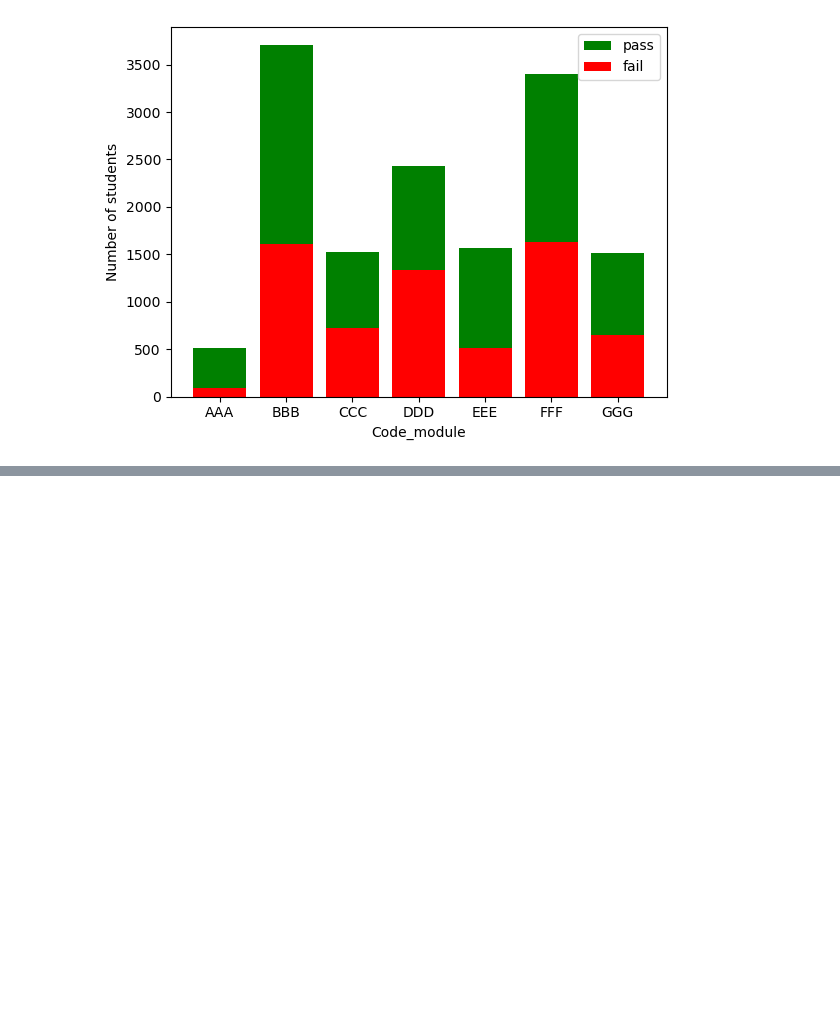
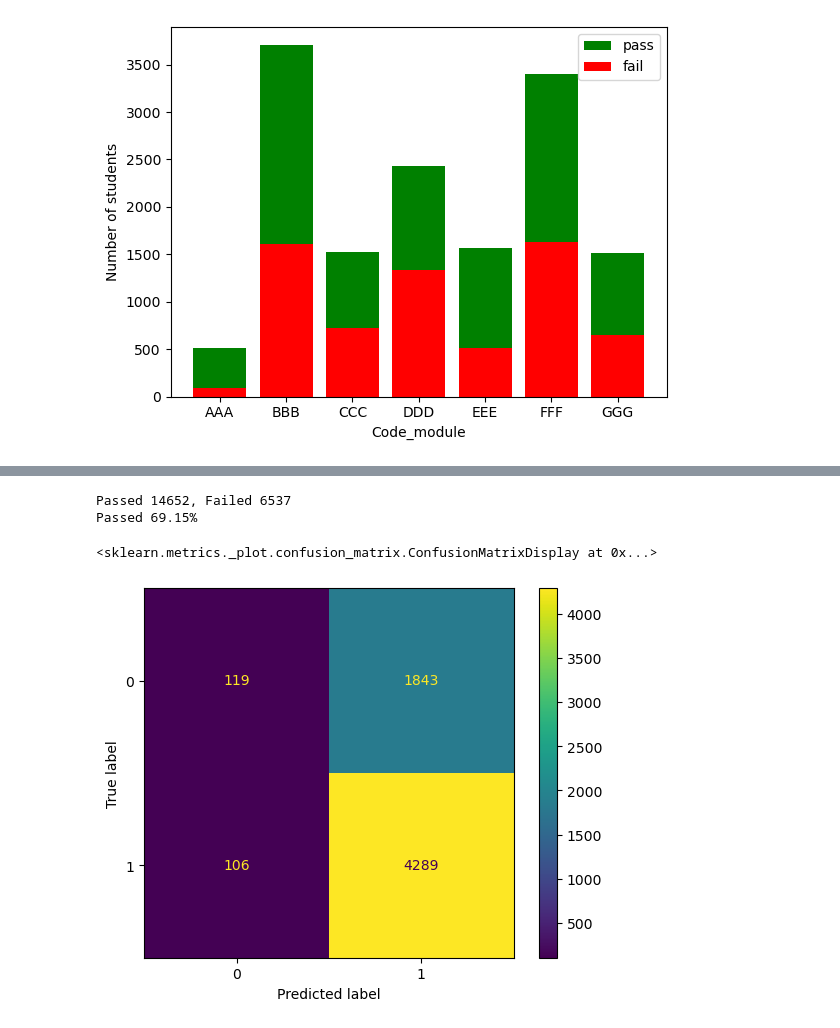
Before and after one commit to KatarinaIvic/IDS, a Jupyter notebook: Projektni zadatak .ipynb, the cells around one changed output, grey strips where cells are left out. Cells and saved outputs as stored; diff of their text form; code cells hidden in the pictures; blank space fills up the shorter version.

```diff
--- a/Projektni zadatak .ipynb
+++ b/Projektni zadatak .ipynb
@@ -605,0 +622,7 @@ Text(0, 0.5, 'Number of students')
+# %%
+le = LabelEncoder()
+columns=['region', 'highest_education']
+for col in columns:
+
+    df_combined.loc[:,col] = le.fit_transform(df_combined.loc[:,col])
+df_combined
@@ -605,0 +643,44 @@ Text(0, 0.5, 'Number of students')
+# %%
+#2.dio projekta
+#logistička regresija za info student
+
+import pandas as pd
+import numpy as np
+import matplotlib.pyplot as plt
+from sklearn.linear_model import LinearRegression, LogisticRegression, Ridge
+from sklearn.model_selection import cross_val_predict, train_test_split
+from sklearn.metrics import mean_squared_error, auc, roc_curve, classification_report
+from sklearn.metrics import confusion_matrix
+from sklearn.metrics import ConfusionMatrixDisplay
+from sklearn.ensemble import RandomForestClassifier
+
+%matplotlib inline
+
+failed=df_combined[df_combined['final_result_Pass'] == 0]
+passed=df_combined[df_combined['final_result_Pass'] == 1]
+
+print("Passed {0}, Failed {1}".format(len(passed), len(failed)))
+print("Passed {:.2%}".format(len(passed)/len(df_combined)))
+# %% [output]
+Passed 14652, Failed 6537
+Passed 69.15%
+# %%
+#Odabir prediktivnih feature-a
+feature_cols = ['region', 'highest_education', 'imd_band', 'age_band']
+X = pd.get_dummies(df_combined[feature_cols])
+y = df_combined.final_result_Pass
+# %%
+#splitting the dataset into train and test
+X_train, X_test, y_train, y_test = train_test_split(X, y, test_size=0.30, random_state=42)
+
+#model
+logistic = LogisticRegression()
+logistic = logistic.fit(X_train, y_train)
+
+y_pred=logistic.predict(X_test)
+# %%
+cm=confusion_matrix(y_test, y_pred)
+ConfusionMatrixDisplay(cm).plot()
+# %% [output]
+<sklearn.metrics._plot.confusion_matrix.ConfusionMatrixDisplay at 0x...>
+[figure, added]
```
Also changed, not shown: parts of 12 cells of this notebook.
